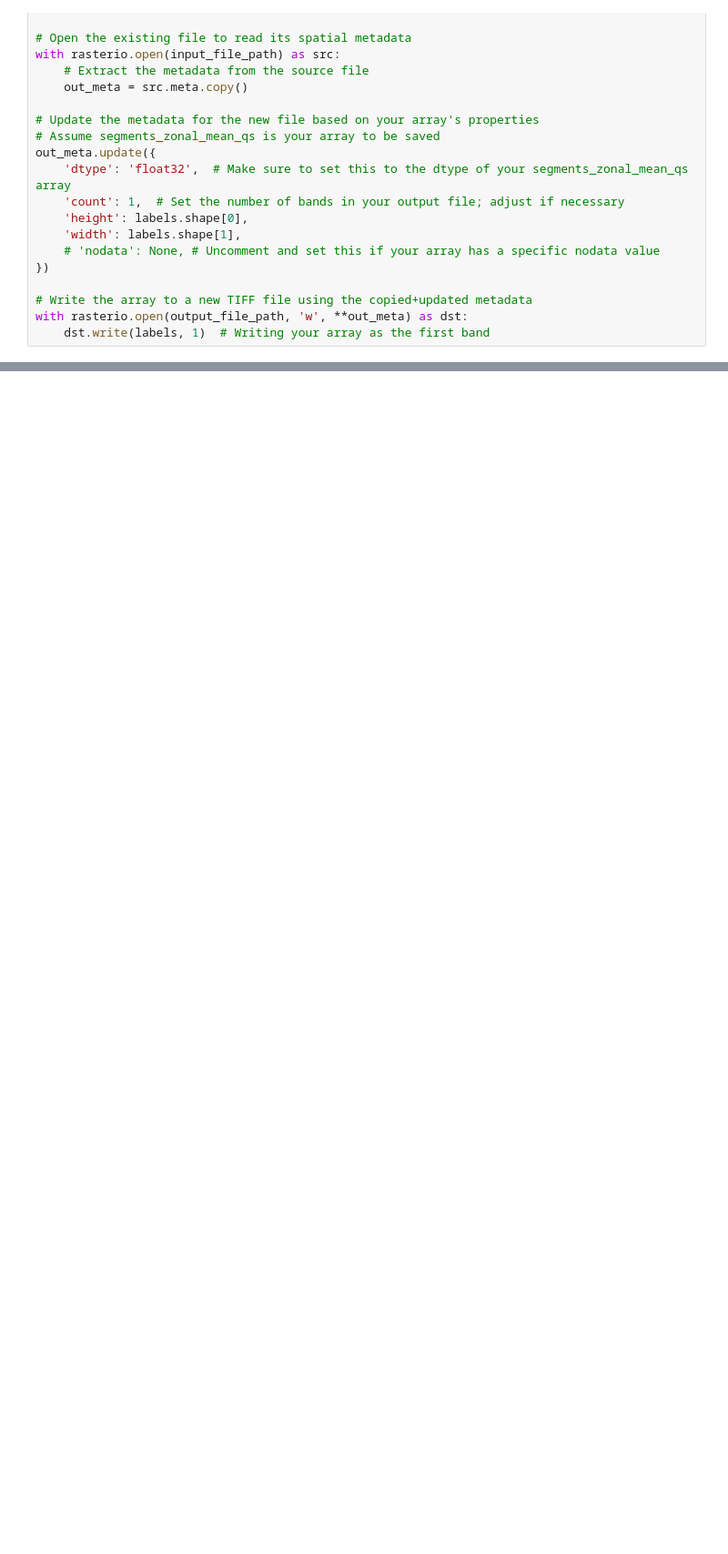
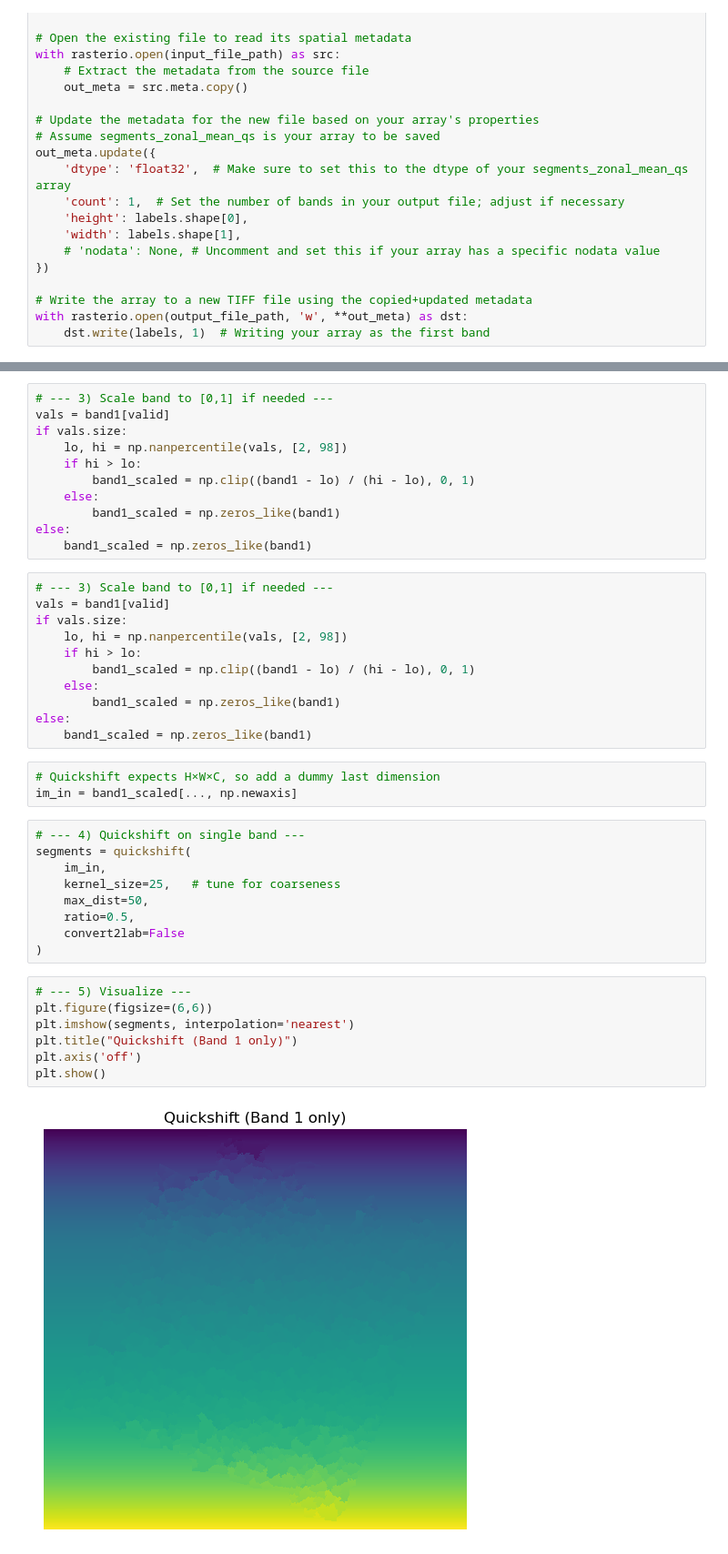
Before and after one commit to wenquchen/hytools, a Jupyter notebook: quickshift segmentation.ipynb, the cells around one changed output, grey strips where cells are left out. Shown at 91% size. Cells and saved outputs as stored; diff of their text form; blank space fills up the shorter version.

Commit message:
quick shift data segmentation

```diff
--- a/quickshift segmentation.ipynb
+++ b/quickshift segmentation.ipynb
@@ -119,0 +200,43 @@ with rasterio.open(output_file_path, 'w', **out_meta) as dst:
+# %%
+# --- 3) Scale band to [0,1] if needed ---
+vals = band1[valid]
+if vals.size:
+    lo, hi = np.nanpercentile(vals, [2, 98])
+    if hi > lo:
+        band1_scaled = np.clip((band1 - lo) / (hi - lo), 0, 1)
+    else:
+        band1_scaled = np.zeros_like(band1)
+else:
+    band1_scaled = np.zeros_like(band1)
+# %%
+# --- 3) Scale band to [0,1] if needed ---
+vals = band1[valid]
+if vals.size:
+    lo, hi = np.nanpercentile(vals, [2, 98])
+    if hi > lo:
+        band1_scaled = np.clip((band1 - lo) / (hi - lo), 0, 1)
+    else:
+        band1_scaled = np.zeros_like(band1)
+else:
+    band1_scaled = np.zeros_like(band1)
+# %%
+# Quickshift expects H×W×C, so add a dummy last dimension
+im_in = band1_scaled[..., np.newaxis]
+# %%
+# --- 4) Quickshift on single band ---
+segments = quickshift(
+    im_in,
+    kernel_size=25,   # tune for coarseness
+    max_dist=50,
+    ratio=0.5,
+    convert2lab=False
+)
+# %%
+# --- 5) Visualize ---
+plt.figure(figsize=(6,6))
+plt.imshow(segments, interpolation='nearest')
+plt.title("Quickshift (Band 1 only)")
+plt.axis('off')
+plt.show()
+# %% [output]
+[figure, added]
```
Also changed, not shown: parts of 19 cells of this notebook, 3 other files.
